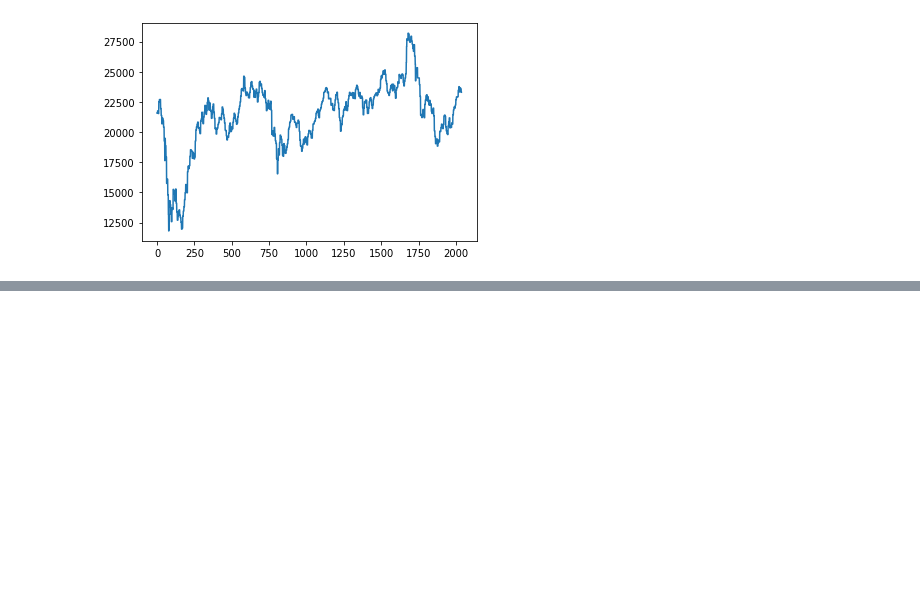
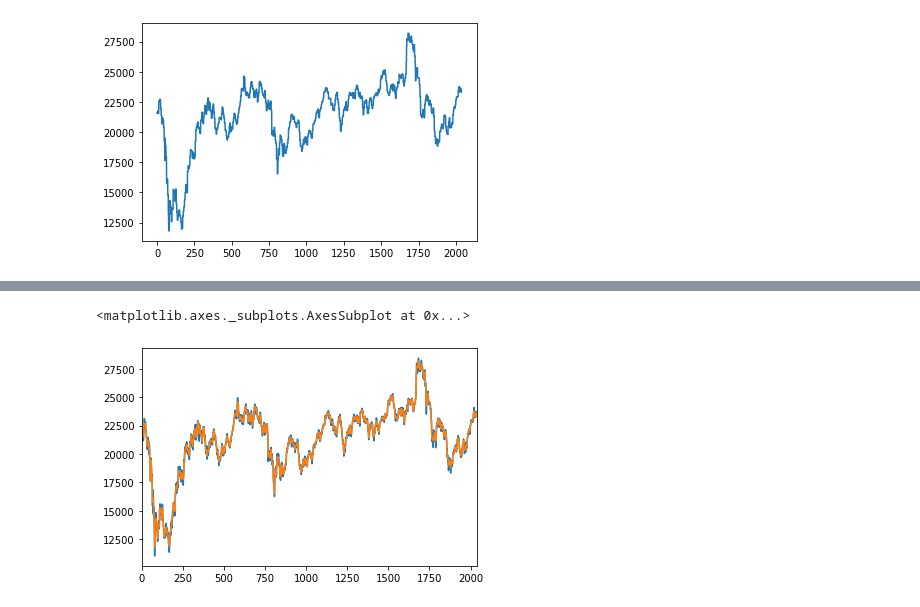
Before and after one commit to ivan-ivy/ECBM4040-final-project-WSAE-LSTM, a Jupyter notebook: notebooks/intro-tf113.ipynb, the cells around one changed output, grey strips where cells are left out. Cells and saved outputs as stored; diff of their text form; code cells hidden in the pictures; blank space fills up the shorter version.

Commit message:
add data loader and pre-processing

```diff
--- a/notebooks/intro.ipynb
+++ b/notebooks/intro-tf113.ipynb
@@ -58,0 +70,2 @@ plt.plot(smooth)
+# %%
+data = raw.apply(waveletSmooth, axis=0).apply(waveletSmooth, axis=0)
@@ -58,0 +88,7 @@ plt.plot(smooth)
+# %%
+# 两次小波变换之后确实平滑很多
+raw['Closing Price'].plot()
+data['Closing Price'].plot()
+# %% [output]
+<matplotlib.axes._subplots.AxesSubplot at 0x...>
+[figure, added]
```
Also changed, not shown: parts of 12 cells of this notebook, 5 other files.
